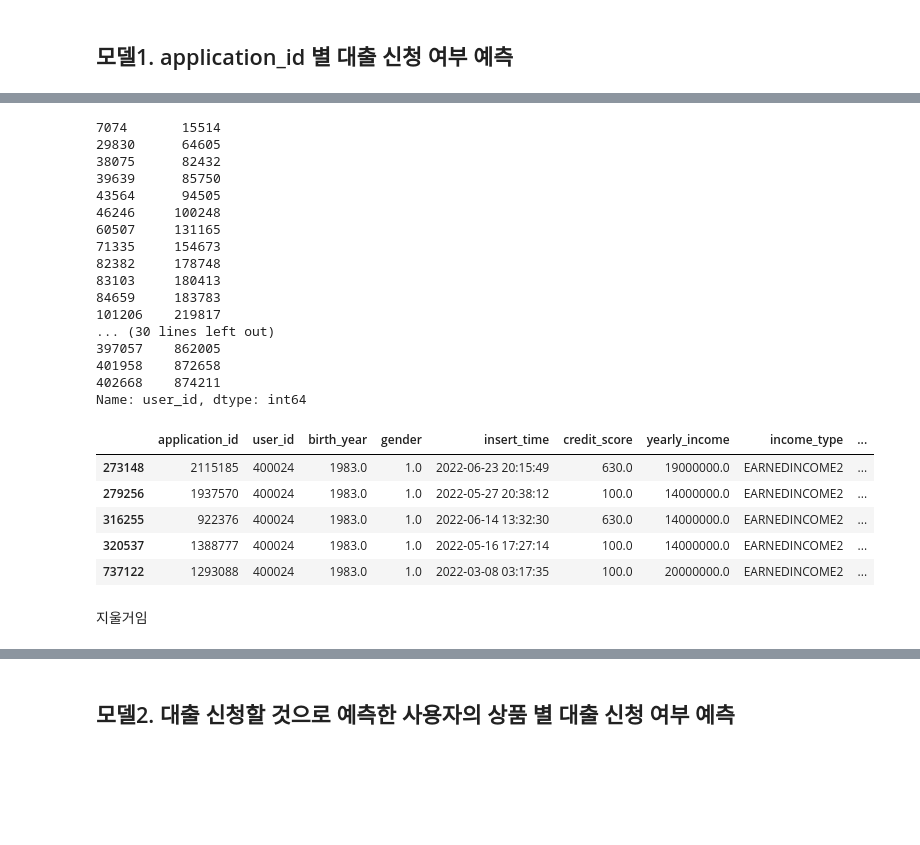
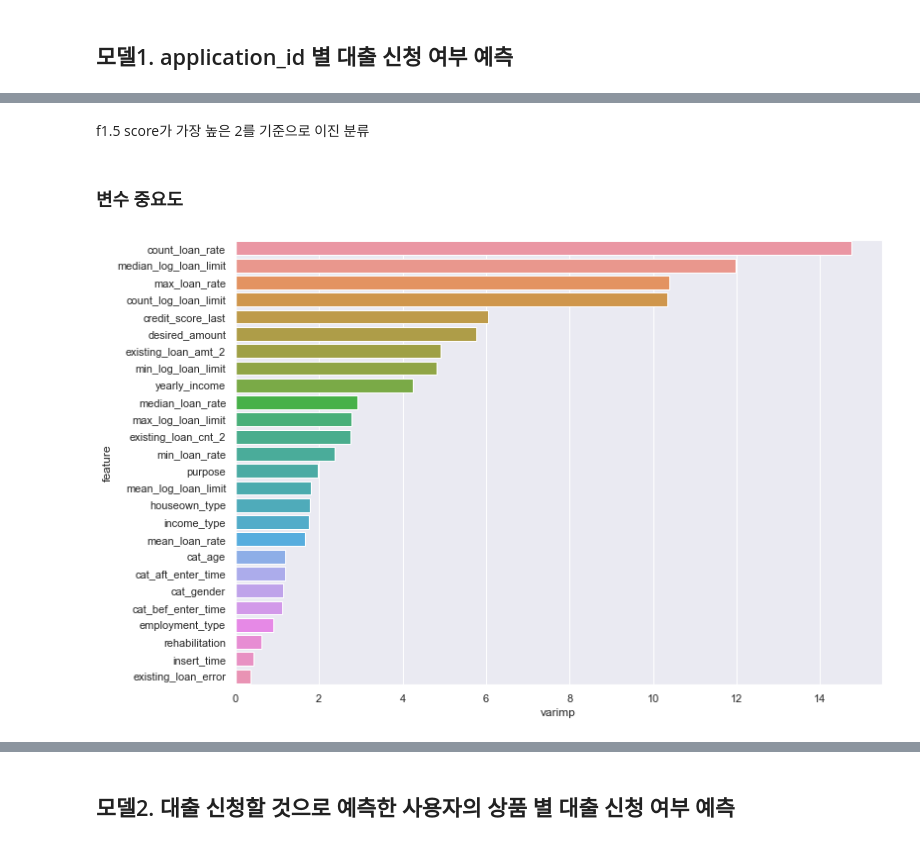
Before and after one commit to lsj7087/22.09_BigContest, a Jupyter notebook: BigContest_Futures_Finda_개짖는소리.ipynb, the cells around one changed output, grey strips where cells are left out. Saved outputs shown, nothing was run; the diff lists cells and outputs as text; code cells hidden in the pictures; blank space fills up the shorter version.

```diff
--- a/BigContest_Futures_Finda_개짖는소리.ipynb
+++ b/BigContest_Futures_Finda_개짖는소리.ipynb
@@ -1019,7 +1123,7 @@ tmp = Tr_imputed.loc[Tr_imputed["user_id"].isin(credit_na_id),["user_id","credit
 tmp["credit_score"] = round(tmp["credit_score"], -1)
 tmp.rename(columns={"credit_score" : "credit_score2"}, inplace = True)
 
-user_spec5 = pd.merge(user_spec3, tmp, how='left', on = "user_id")
+user_spec5 = pd.merge(user_spec3_1, tmp, how='left', on = "user_id")
 user_spec5['credit_score_last'] = np.nansum((user_spec5["credit_score"], user_spec5["credit_score2"]), axis=0)
 # %%
 user_spec5.drop(["credit_score","credit_score2"],axis=1,inplace = True)
@@ -1159,17 +1219,3 @@ user_spec6_train.to_csv("user_spec6_train.csv",index=False)
-# %%
-import pandas as pd
-import numpy as np
-import matplotlib.pyplot as plt
-
-plt.rcParams['font.family'] ='Malgun Gothic'
-plt.rcParams['axes.unicode_minus'] =False
-
-from tqdm import tqdm_notebook
-
-loan_result4 = pd.read_csv("loan_result4.csv")
-user_spec5 = pd.read_csv("user_spec5.csv")
-user_spec6_valid = pd.read_csv("user_spec6_valid.csv")
-user_spec6_train = pd.read_csv("user_spec6_train.csv")
 # %%
 print(user_spec6_train.shape)
 print(user_spec6_valid.shape)
@@ -1187,0 +1225,8 @@ x_valid["insert_time"] = pd.to_numeric(pd.to_datetime(x_valid["insert_time"]))
+# %%
+y_train = user_spec6_train["is_applied"].copy()
+x_train = user_spec6_train.copy()
+x_train["insert_time"] = pd.to_numeric(pd.to_datetime(x_train["insert_time"]))
+
+y_valid = user_spec6_valid["is_applied"].copy()
+x_valid = user_spec6_valid.copy()
+x_valid["insert_time"] = pd.to_numeric(pd.to_datetime(x_valid["insert_time"]))
@@ -1202,5 +1271,5 @@ from catboost import CatBoostClassifier
 # %%
-cat_0=CatBoostClassifier(random_state=20,iterations=1000,cat_features=np.where(x_train.dtypes != np.float)[0], depth=10)
-cat_0.fit(x_train,y_train)
+cat_0=CatBoostClassifier(random_state=20,iterations=1000,cat_features=np.where(x_train.drop(["application_id","is_applied"],axis=1).dtypes != np.float)[0], depth=10)
+cat_0.fit(x_train.drop(["application_id","is_applied"],axis=1),y_train)
 # %% [output]
 Learning rate set to 0.17514
@@ -1330,31 +1383,14 @@ tmp
-# %%
-tmp[tmp["rehabilitation"] == 3]["user_id"]
-# %% [output]
-7074       15514
-29830      64605
-38075      82432
-39639      85750
-43564      94505
-46246     100248
-60507     131165
-71335     154673
-82382     178748
-83103     180413
-84659     183783
-101206    219817
-... (30 lines left out)
-397057    862005
-401958    872658
-402668    874211
-Name: user_id, dtype: int64
-# %%
-user_spec[user_spec["user_id"]==400024]
-# %% [output]
-|  | application_id | user_id | birth_year | gender | insert_time | credit_score | yearly_income | income_type | ... |
-| 273148 | 2115185 | 400024 | 1983.0 | 1.0 | 2022-06-23 20:15:49 | 630.0 | 19000000.0 | EARNEDINCOME2 | ... |
-| 279256 | 1937570 | 400024 | 1983.0 | 1.0 | 2022-05-27 20:38:12 | 100.0 | 14000000.0 | EARNEDINCOME2 | ... |
-| 316255 | 922376 | 400024 | 1983.0 | 1.0 | 2022-06-14 13:32:30 | 630.0 | 14000000.0 | EARNEDINCOME2 | ... |
-| 320537 | 1388777 | 400024 | 1983.0 | 1.0 | 2022-05-16 17:27:14 | 100.0 | 14000000.0 | EARNEDINCOME2 | ... |
-| 737122 | 1293088 | 400024 | 1983.0 | 1.0 | 2022-03-08 03:17:35 | 100.0 | 20000000.0 | EARNEDINCOME2 | ... |
-# %% [markdown]
-지울거임
+# %% [markdown]
+f1.5 score가 가장 높은 2를 기준으로 이진 분류
+# %% [markdown]
+### 변수 중요도
+# %%
+import seaborn as sns
+sns.set(rc={'figure.figsize':(11.7,8.27)})
+cat_feature_imp = pd.DataFrame([cat_0.feature_names_ , cat_0.feature_importances_]).T
+cat_feature_imp.columns = ["feature","varimp"]
+cat_feature_imp = cat_feature_imp.sort_values(by="varimp", ascending = False)
+sns.barplot(y="feature", x="varimp",data = cat_feature_imp,)
+plt.show()
+# %% [output]
+[figure, added]
```
Also changed, not shown: parts of 98 cells of this notebook, 1 other file.
